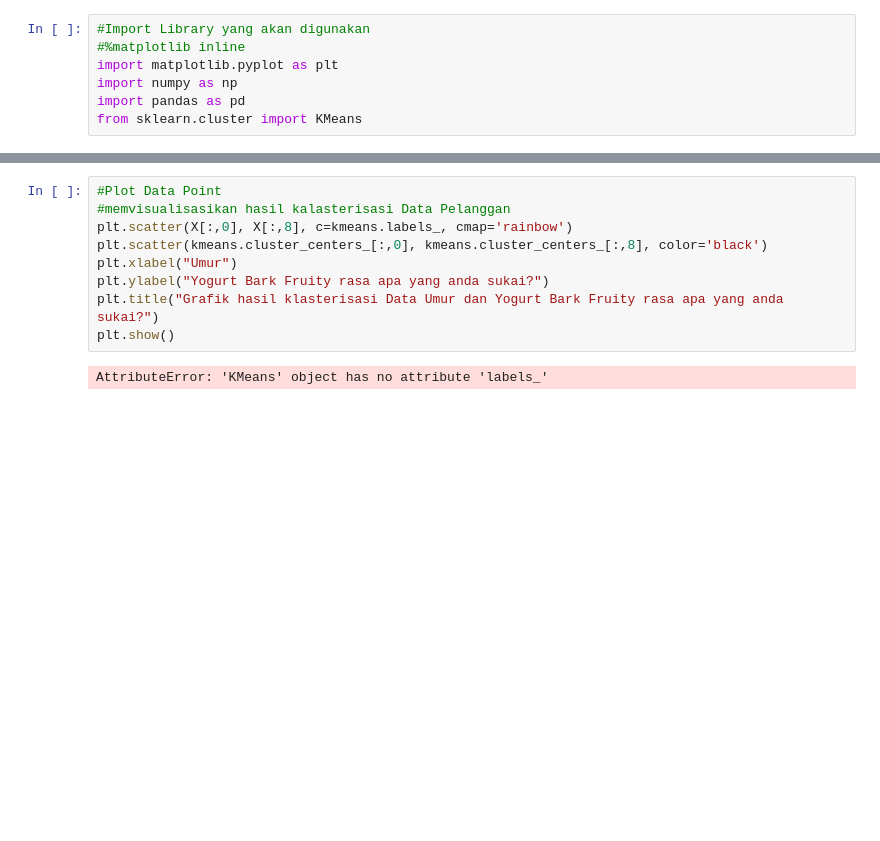
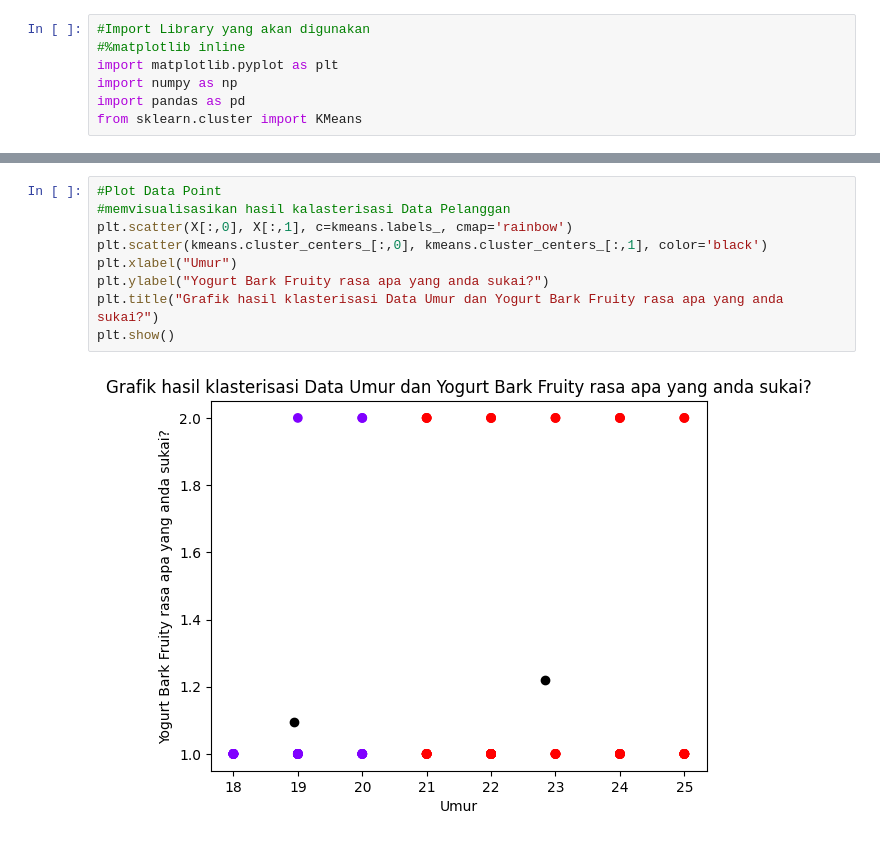
Before and after one commit to KristinBrGultom/Skripsi, a Jupyter notebook: Skripsi.ipynb, the cells around one changed output, grey strips where cells are left out. Cells and saved outputs as stored; diff of their text form; blank space fills up the shorter version.

```diff
--- a/Skripsi.ipynb
+++ b/Skripsi.ipynb
@@ -73,14 +78,14 @@ AttributeError: 'KMeans' object has no attribute 'labels_'
 # %%
 #Plot Data Point
 #memvisualisasikan hasil kalasterisasi Data Pelanggan
-plt.scatter(X[:,0], X[:,8], c=kmeans.labels_, cmap='rainbow')
-plt.scatter(kmeans.cluster_centers_[:,0], kmeans.cluster_centers_[:,8], color='black')
+plt.scatter(X[:,0], X[:,1], c=kmeans.labels_, cmap='rainbow')
+plt.scatter(kmeans.cluster_centers_[:,0], kmeans.cluster_centers_[:,1], color='black')
 plt.xlabel("Umur")
 plt.ylabel("Yogurt Bark Fruity rasa apa yang anda sukai?")
 plt.title("Grafik hasil klasterisasi Data Umur dan Yogurt Bark Fruity rasa apa yang anda sukai?")
 plt.show()
 # %% [output]
-AttributeError: 'KMeans' object has no attribute 'labels_'
+[figure, added]
 # %%
 from sklearn.metrics import davies_bouldin_score
 
```
Also changed, not shown: parts of 8 cells of this notebook, 1 other file.
